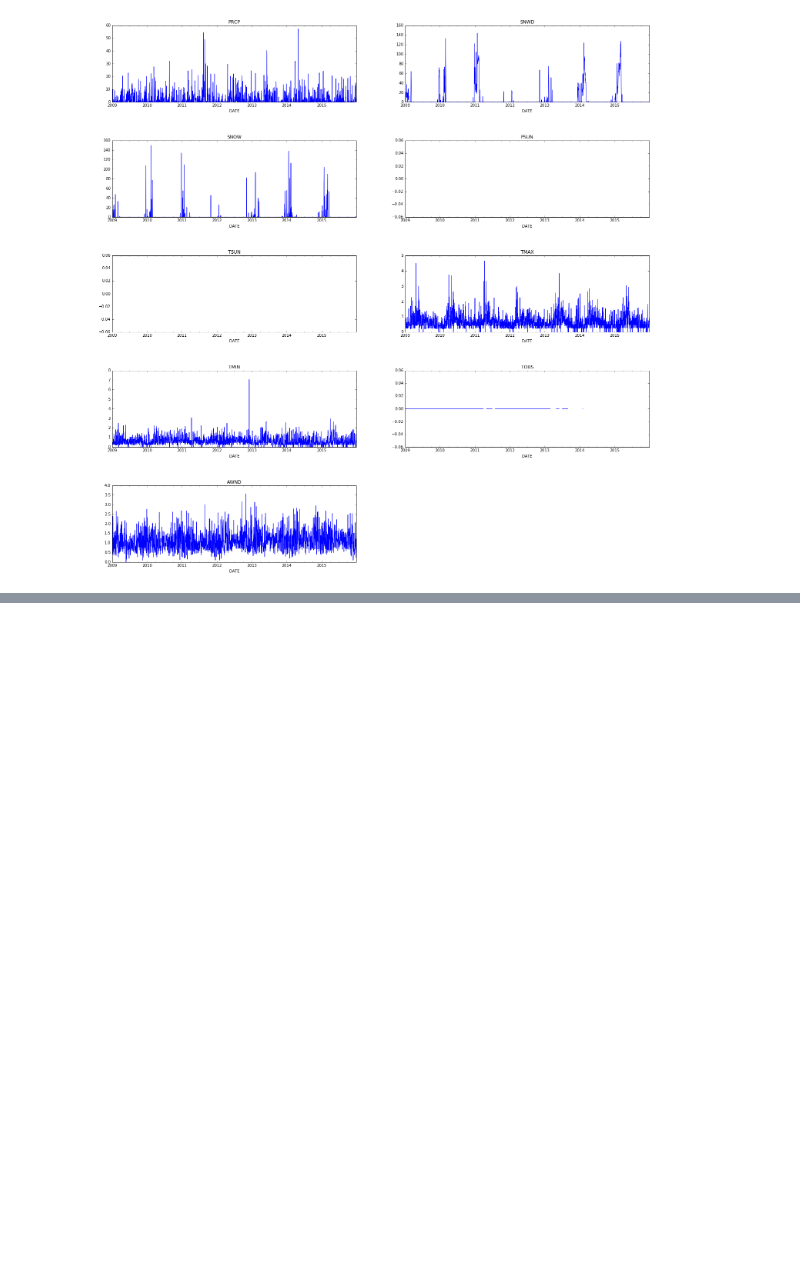
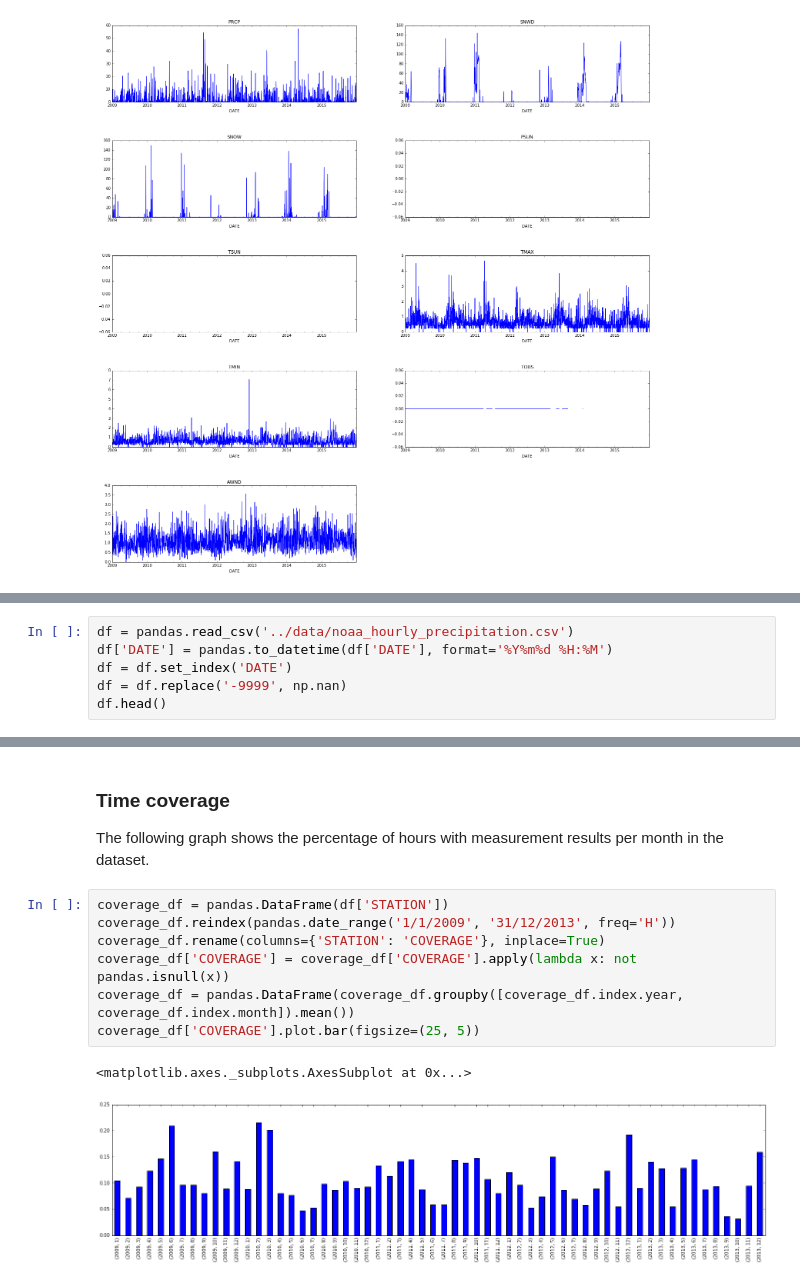
Before and after one commit to georgwiese/MMDS-sose16, a Jupyter notebook: notebooks/weather_statistics.ipynb, the cells around one changed output, grey strips where cells are left out. Saved outputs shown, nothing was run; the diff lists cells and outputs as text; blank space fills up the shorter version.

Commit message:
Added plots of hourly precipitation dataset to weather notebook.

```diff
--- a/notebooks/weather_statistics.ipynb
+++ b/notebooks/weather_statistics.ipynb
@@ -182,0 +221,6 @@ for i in range(0, len(float_columns)):
+# %%
+df = pandas.read_csv('../data/noaa_hourly_precipitation.csv')
+df['DATE'] = pandas.to_datetime(df['DATE'], format='%Y%m%d %H:%M')
+df = df.set_index('DATE')
+df = df.replace('-9999', np.nan)
+df.head()
@@ -182,0 +247,14 @@ for i in range(0, len(float_columns)):
+# %% [markdown]
+### Time coverage
+
+The following graph shows the percentage of hours with measurement results per month in the dataset.
+# %%
+coverage_df = pandas.DataFrame(df['STATION'])
+coverage_df.reindex(pandas.date_range('1/1/2009', '31/12/2013', freq='H'))
+coverage_df.rename(columns={'STATION': 'COVERAGE'}, inplace=True)
+coverage_df['COVERAGE'] = coverage_df['COVERAGE'].apply(lambda x: not pandas.isnull(x))
+coverage_df = pandas.DataFrame(coverage_df.groupby([coverage_df.index.year, coverage_df.index.month]).mean())
+coverage_df['COVERAGE'].plot.bar(figsize=(25, 5))
+# %% [output]
+<matplotlib.axes._subplots.AxesSubplot at 0x...>
+[figure, added]
```
Also changed, not shown: parts of 11 cells of this notebook, 1 other file.
